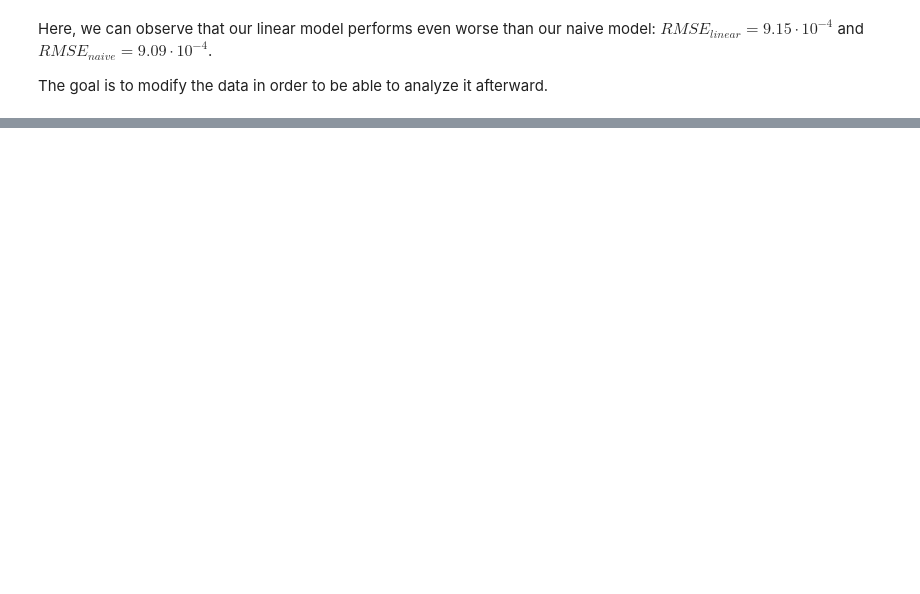
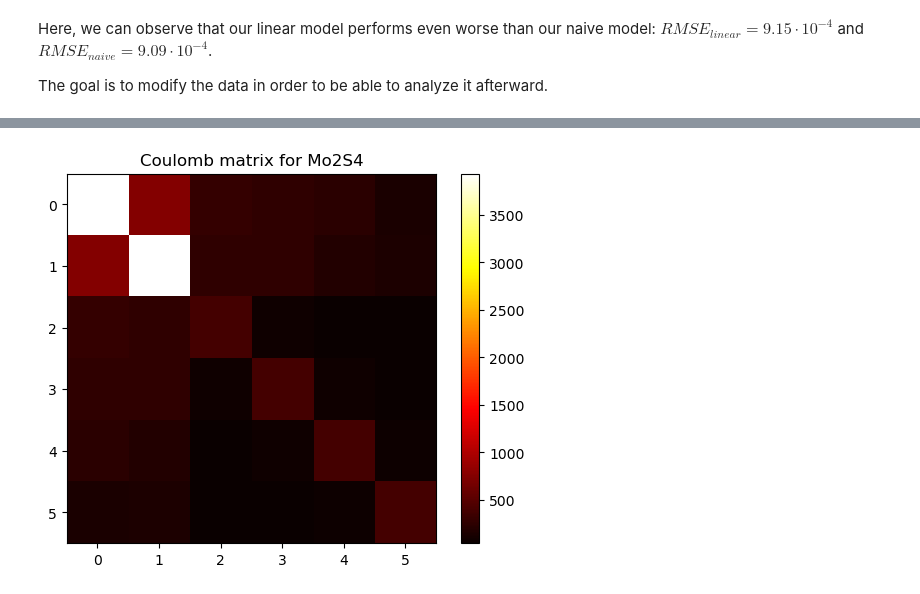
Before and after one commit to lucasboistay/molecular_dynamics, a Jupyter notebook: main.ipynb, the cells around one changed output, grey strips where cells are left out. Saved outputs shown, nothing was run; the diff lists cells and outputs as text; code cells hidden in the pictures; blank space fills up the shorter version.

Commit message:
Ajout de la matrice de coulomb

```diff
--- a/main.ipynb
+++ b/main.ipynb
@@ -606,0 +617,10 @@ Atoms(symbols='Mo2S4', pbc=False)
+# %%
+from dscribe.descriptors import CoulombMatrix
+from ase.io import read
+
+def get_atoms_from_xyz(xyz_file_path):
+    # Read the atomic coordinates from the XYZ file
+    atoms = read(xyz_file_path, format='xyz', index=':')
+    return atoms
+
+MO2S4_atoms = get_atoms_from_xyz('data/MO2S4/TRAJEC_short.xyz')
@@ -606,0 +638,19 @@ Atoms(symbols='Mo2S4', pbc=False)
+# %%
+def get_coulomb_matrix(atoms):
+    # Create a Coulomb matrix
+    n_atom = len(atoms)
+    cm = CoulombMatrix(n_atoms_max=n_atom, permutation="sorted_l2")
+    coulomb_matrix = cm.create(atoms)
+    coulomb_matrix_reshaped = coulomb_matrix.reshape((n_atom,n_atom))
+    # Print the Coulomb matrix on a heatmap with values inside the cells
+    plt.imshow(coulomb_matrix_reshaped, cmap="hot", interpolation="nearest")
+    plt.colorbar()
+
+    # Add a title
+    plt.title(f"Coulomb matrix for {atoms.get_chemical_formula()}")
+    plt.show()
+    return coulomb_matrix
+
+coulomb_matrix = get_coulomb_matrix(MO2S4_atoms[0])
+# %% [output]
+[figure, added]
```
Also changed, not shown: parts of 12 cells of this notebook.
